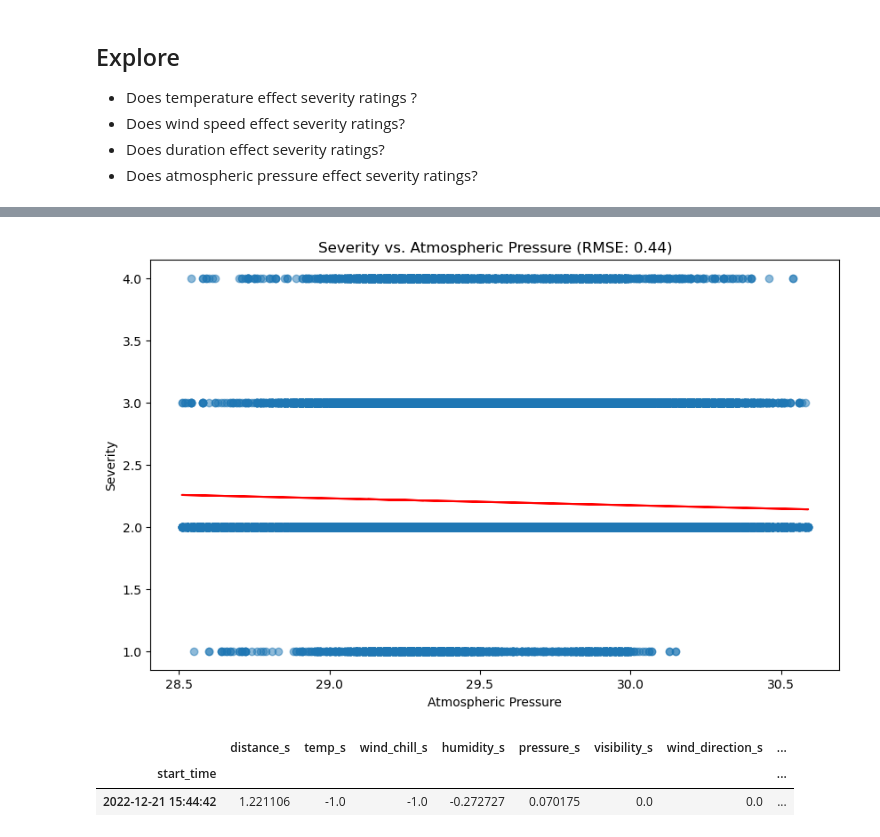
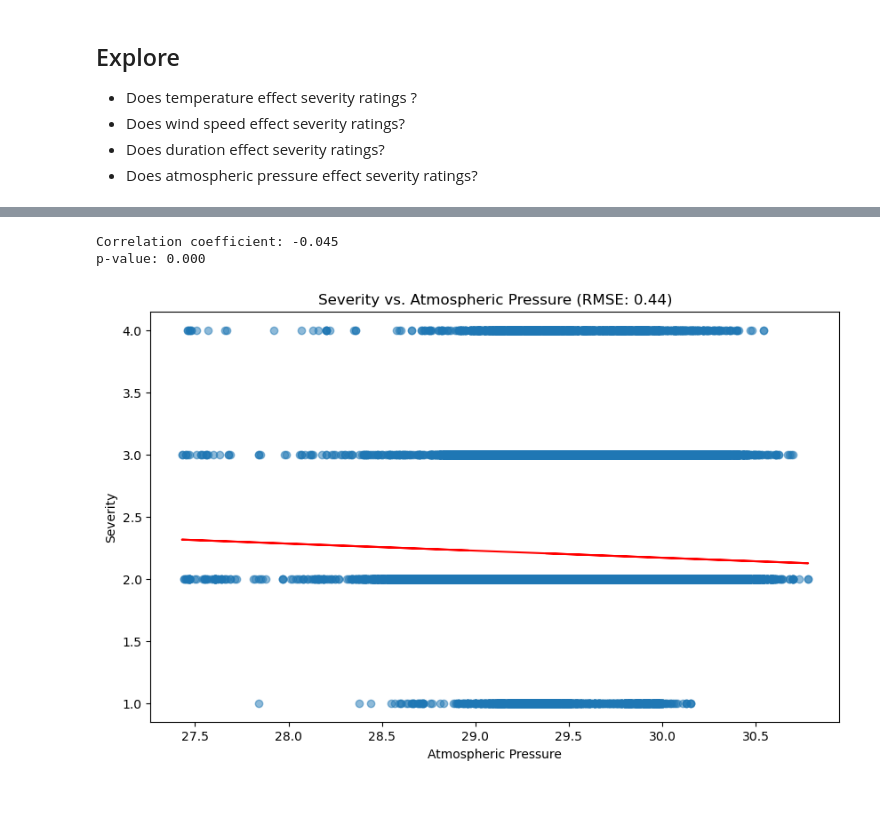
Before and after one commit to Esayas-Asefa/traffic, a Jupyter notebook: final_notebook.ipynb, the cells around one changed output, grey strips where cells are left out. Cells and saved outputs as stored; diff of their text form; code cells hidden in the pictures; blank space fills up the shorter version.

```diff
--- a/final_notebook.ipynb
+++ b/final_notebook.ipynb
@@ -82,8 +104,6 @@ Try using .loc[row_indexer,col_indexer] = value instead
 
 See the caveats in the documentation: https://pandas.pydata.org/pandas-docs/stable/user_guide/indexing.html#returning-a-view-versus-a-copy
   df['end_time'] = pd.to_datetime(df['end_time'])
-# %%
-df = prep.remove_outliers(df)
 # %%
 exp.summarize(df)
 # %% [output]
@@ -263,23 +266,6 @@ plt.show()
 # %%
-# Fit a linear regression model
-model = LinearRegression()
-X = train[['pressure']]
-y = train['severity']
-model.fit(X, y)
-
-# Make predictions
-y_pred = model.predict(X)
-
-# Calculate RMSE
-rmse = mean_squared_error(y, y_pred, squared=False)
-
-# Create a scatter plot
-plt.figure(figsize=(10, 6))
-plt.scatter(train['pressure'], train['severity'], alpha=0.5)
-plt.plot(train['pressure'], y_pred, color='red')
-plt.title(f'Severity vs. Atmospheric Pressure (RMSE: {rmse:.2f})')
-plt.xlabel('Atmospheric Pressure')
-plt.ylabel('Severity')
-plt.show()
+exp.plot_severity_vs_pressure(train)
 # %% [output]
+Correlation coefficient: -0.045
+p-value: 0.000
-[figure, old version]
+[figure, new version]
@@ -317,9 +271,0 @@ def robs(train, validate, test, scale=None):
-# %%
-Xtr,Xv,Xt = train.drop(columns=['severity']),val.drop(columns=['severity']),test.drop(columns=['severity'])
-Xtr_s,Xv_s,Xt_s = robs(Xtr,Xv,Xt)
-ytr,yv,yt = train[['severity']],val[['severity']],test[['severity']]
-Xtr_s.sample(1)
-# %% [output]
-|  | distance_s | temp_s | wind_chill_s | humidity_s | pressure_s | visibility_s | wind_direction_s | ... |
-| start_time |  |  |  |  |  |  |  | ... |
-| 2022-12-21 15:44:42 | 1.221106 | -1.0 | -1.0 | -0.272727 | 0.070175 | 0.0 | 0.0 | ... |
```
Also changed, not shown: parts of 32 cells of this notebook, 4 other files.
